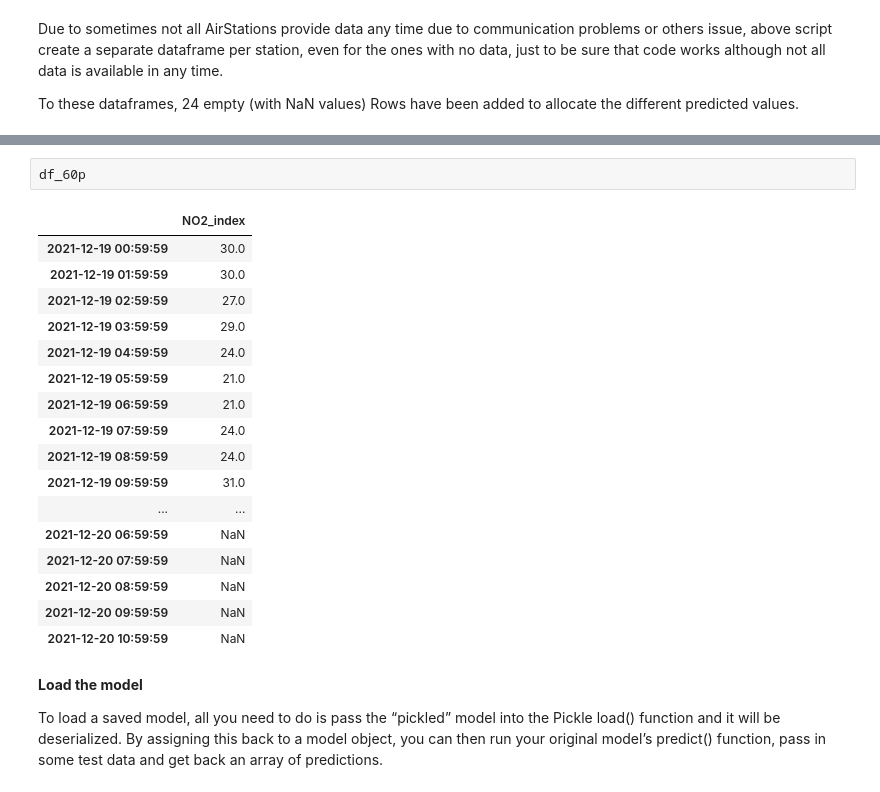
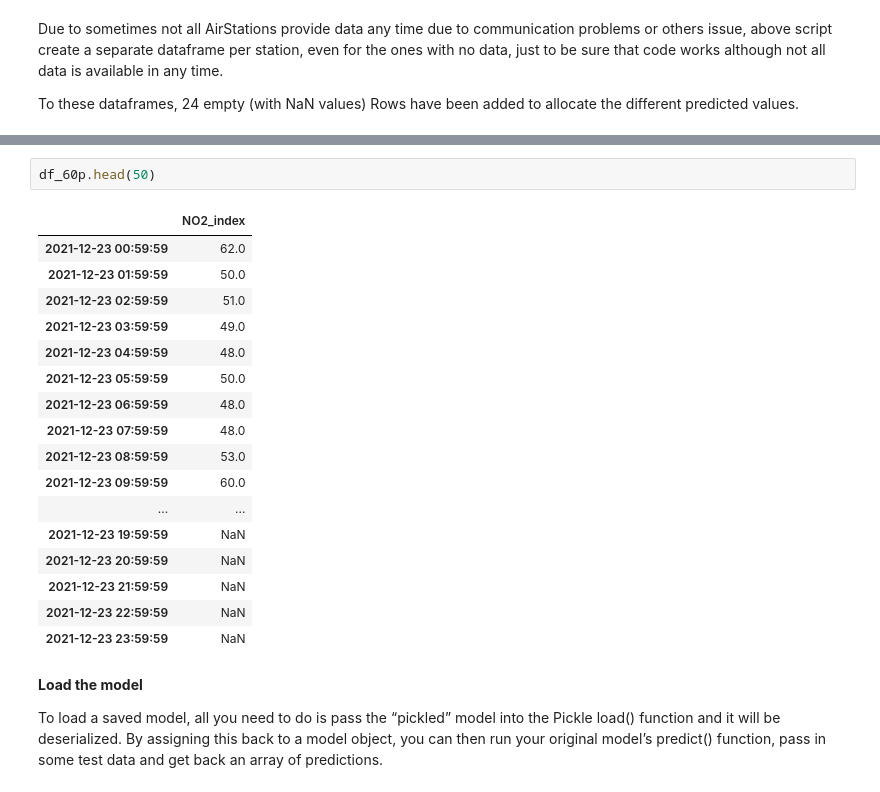
Before and after one commit to corti-acs/KS_TFM_MadridAirQuality, a Jupyter notebook: notebooks/5ttestseststs.ipynb, the cells around one changed output, grey strips where cells are left out. Cells and saved outputs as stored; diff of their text form.

```diff
--- a/notebooks/5ttestseststs.ipynb
+++ b/notebooks/5ttestseststs.ipynb
@@ -404,23 +401,23 @@ if df_60 is not None:
 # %%
-df_60p
+df_60p.head(50)
 # %% [output]
 |  | NO2_index |
-| 2021-12-19 00:59:59 | 30.0 |
-| 2021-12-19 01:59:59 | 30.0 |
-| 2021-12-19 02:59:59 | 27.0 |
-| 2021-12-19 03:59:59 | 29.0 |
-| 2021-12-19 04:59:59 | 24.0 |
-| 2021-12-19 05:59:59 | 21.0 |
-| 2021-12-19 06:59:59 | 21.0 |
-| 2021-12-19 07:59:59 | 24.0 |
-| 2021-12-19 08:59:59 | 24.0 |
-| 2021-12-19 09:59:59 | 31.0 |
+| 2021-12-23 00:59:59 | 62.0 |
+| 2021-12-23 01:59:59 | 50.0 |
+| 2021-12-23 02:59:59 | 51.0 |
+| 2021-12-23 03:59:59 | 49.0 |
+| 2021-12-23 04:59:59 | 48.0 |
+| 2021-12-23 05:59:59 | 50.0 |
+| 2021-12-23 06:59:59 | 48.0 |
+| 2021-12-23 07:59:59 | 48.0 |
+| 2021-12-23 08:59:59 | 53.0 |
+| 2021-12-23 09:59:59 | 60.0 |
 | ... | ... |
-| 2021-12-20 06:59:59 | NaN |
-| 2021-12-20 07:59:59 | NaN |
-| 2021-12-20 08:59:59 | NaN |
-| 2021-12-20 09:59:59 | NaN |
-| 2021-12-20 10:59:59 | NaN |
+| 2021-12-23 19:59:59 | NaN |
+| 2021-12-23 20:59:59 | NaN |
+| 2021-12-23 21:59:59 | NaN |
+| 2021-12-23 22:59:59 | NaN |
+| 2021-12-23 23:59:59 | NaN |
 # %% [markdown]
 **Load the model**
 
```
Also changed, not shown: parts of 5 cells of this notebook, 1 other file.
